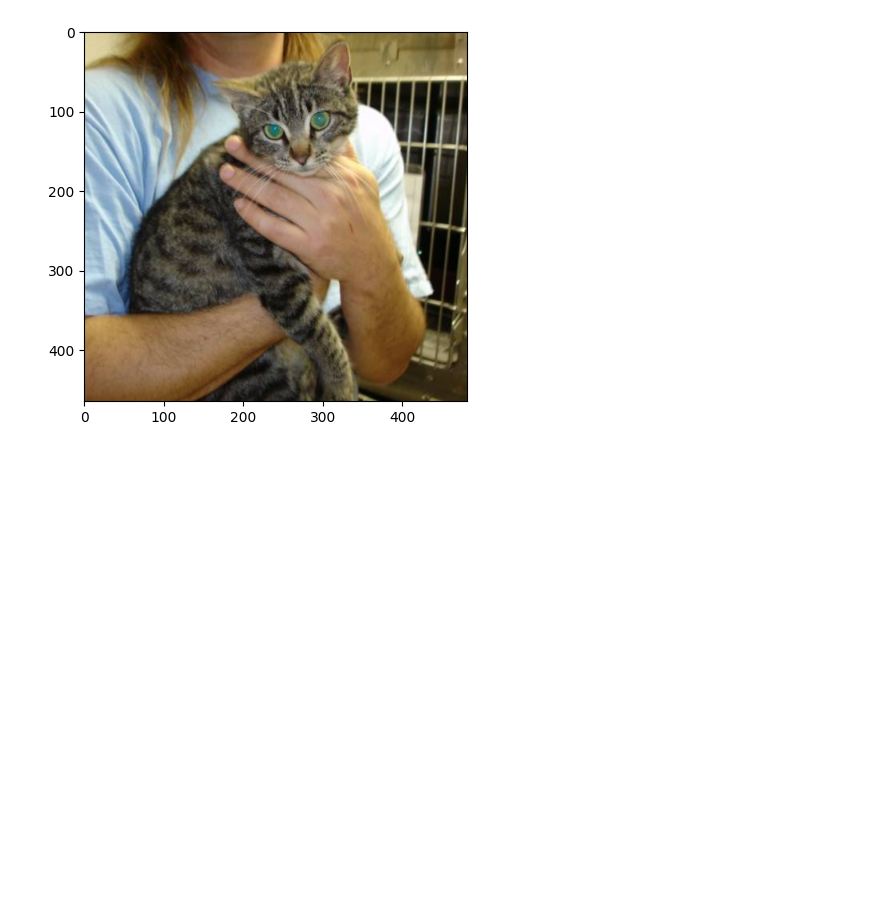
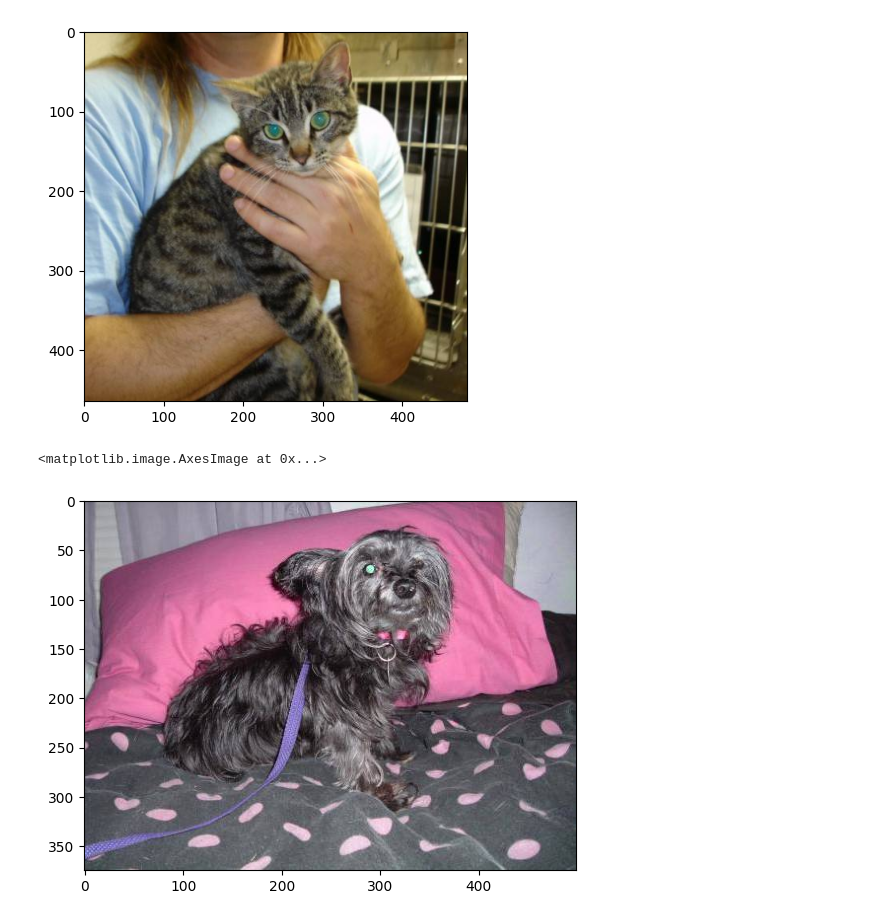
Before and after one commit to Deyjaun/unit2B, a Jupyter notebook: cat_v_dog.ipynb, the cells around one changed output. Drawn from its saved outputs; the diff is of its cells as text; code cells hidden in the pictures; blank space fills up the shorter version.

```diff
--- a/cat_v_dog.ipynb
+++ b/cat_v_dog.ipynb
@@ -26,6 +26,9 @@ plt.imshow(cat_image)
 <matplotlib.image.AxesImage at 0x...>
 [figure]
 # %%
-dog_image = img.imread("train/")
+dog_image = img.imread("train/dog.0.jpg")
 plt.imshow(dog_image)
+# %% [output]
+<matplotlib.image.AxesImage at 0x...>
+[figure, added]
 # %%
```
Also changed, not shown: parts of 7 cells of this notebook, 1 other file.
